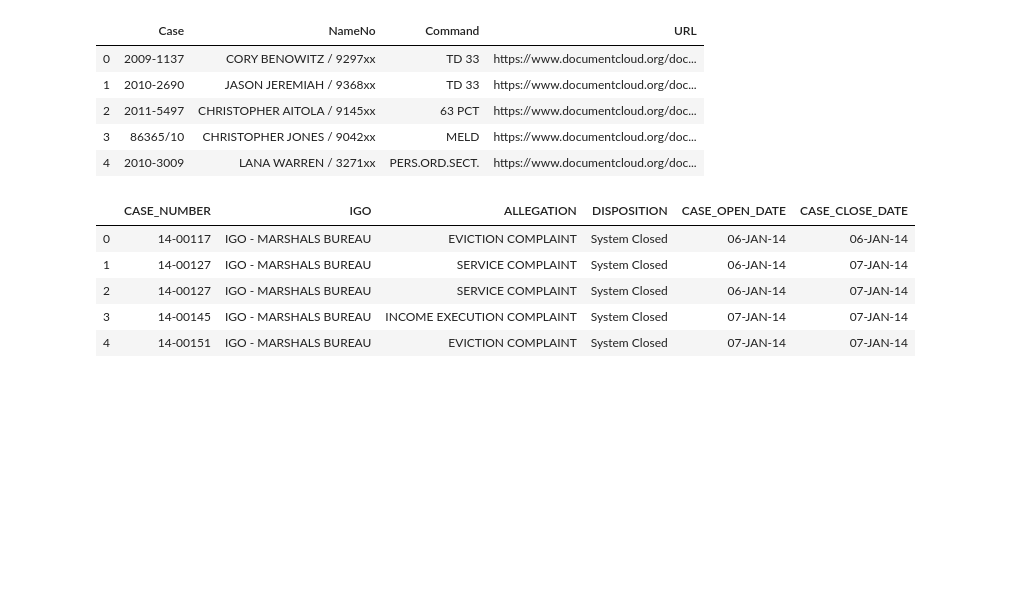
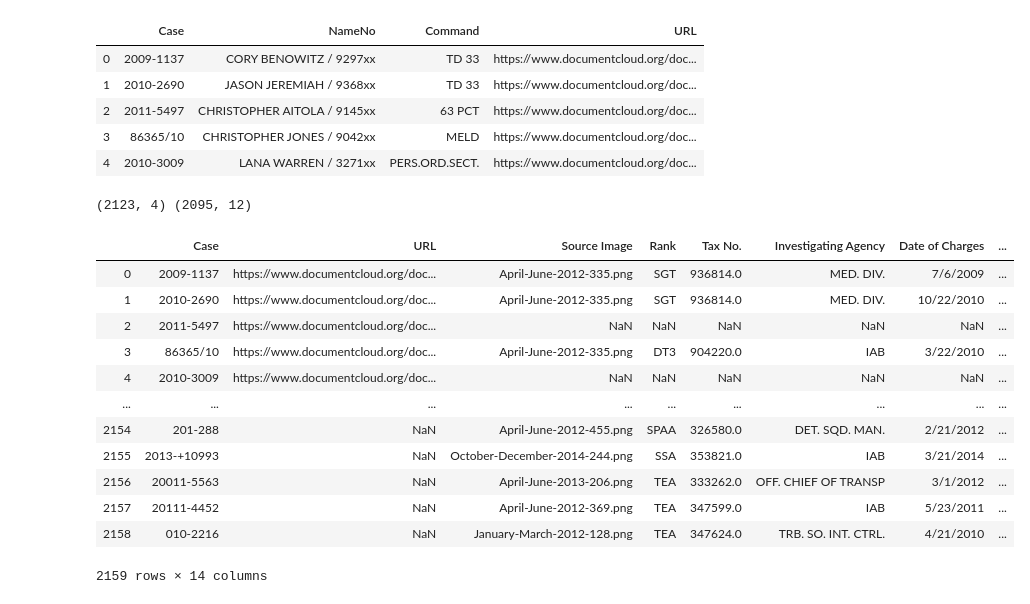
Before and after one commit to michaeleby1/ccrb_merge, a Jupyter notebook: ccrb_merge.ipynb, the cells around one changed output. Saved outputs shown, nothing was run; the diff lists cells and outputs as text; code cells hidden in the pictures; blank space fills up the shorter version.

```diff
--- a/ccrb_merge.ipynb
+++ b/ccrb_merge.ipynb
@@ -113,9 +163,28 @@ df_marshalls = pd.read_excel('New York, NY/City Marshals/MuckRock FOIA/Item_1_-_
-# %%
-df_marshalls.head()
-# %% [output]
-|  | CASE_NUMBER | IGO | ALLEGATION | DISPOSITION | CASE_OPEN_DATE | CASE_CLOSE_DATE |
-| 0 | 14-00117 | IGO - MARSHALS BUREAU | EVICTION COMPLAINT | System Closed | 06-JAN-14 | 06-JAN-14 |
-| 1 | 14-00127 | IGO - MARSHALS BUREAU | SERVICE COMPLAINT | System Closed | 06-JAN-14 | 07-JAN-14 |
-| 2 | 14-00127 | IGO - MARSHALS BUREAU | SERVICE COMPLAINT | System Closed | 06-JAN-14 | 07-JAN-14 |
-| 3 | 14-00145 | IGO - MARSHALS BUREAU | INCOME EXECUTION COMPLAINT | System Closed | 07-JAN-14 | 07-JAN-14 |
-| 4 | 14-00151 | IGO - MARSHALS BUREAU | EVICTION COMPLAINT | System Closed | 07-JAN-14 | 07-JAN-14 |
+# %%
+df = pd.merge(df_discipline, df_personnel, on='Case', how='outer')
+# %%
+df['Badge No.'] = df['NameNo'].str.slice(-6)
+# %%
+df['Command']=np.where(df.Command_x.isnull(),df.Command_y,df.Command_x)
+# %%
+df.drop(['NameNo', 'Command_x', 'Command_y'], axis=1, inplace=True)
+# %%
+print(df_discipline.shape, df_personnel.shape)
+# %% [output]
+(2123, 4) (2095, 12)
+# %%
+df
+# %% [output]
+|  | Case | URL | Source Image | Rank | Tax No. | Investigating Agency | Date of Charges | ... |
+| 0 | 2009-1137 | https://www.documentcloud.org/doc... | April-June-2012-335.png | SGT | 936814.0 | MED. DIV. | 7/6/2009 | ... |
+| 1 | 2010-2690 | https://www.documentcloud.org/doc... | April-June-2012-335.png | SGT | 936814.0 | MED. DIV. | 10/22/2010 | ... |
+| 2 | 2011-5497 | https://www.documentcloud.org/doc... | NaN | NaN | NaN | NaN | NaN | ... |
+| 3 | 86365/10 | https://www.documentcloud.org/doc... | April-June-2012-335.png | DT3 | 904220.0 | IAB | 3/22/2010 | ... |
+| 4 | 2010-3009 | https://www.documentcloud.org/doc... | NaN | NaN | NaN | NaN | NaN | ... |
+| ... | ... | ... | ... | ... | ... | ... | ... | ... |
+| 2154 | 201-288 | NaN | April-June-2012-455.png | SPAA | 326580.0 | DET. SQD. MAN. | 2/21/2012 | ... |
+| 2155 | 2013-+10993 | NaN | October-December-2014-244.png | SSA | 353821.0 | IAB | 3/21/2014 | ... |
+| 2156 | 20011-5563 | NaN | April-June-2013-206.png | TEA | 333262.0 | OFF. CHIEF OF TRANSP | 3/1/2012 | ... |
+| 2157 | 20111-4452 | NaN | April-June-2012-369.png | TEA | 347599.0 | IAB | 5/23/2011 | ... |
+| 2158 | 010-2216 | NaN | January-March-2012-128.png | TEA | 347624.0 | TRB. SO. INT. CTRL. | 4/21/2010 | ... |
+2159 rows × 14 columns
```
Also changed, not shown: parts of 14 cells of this notebook.
